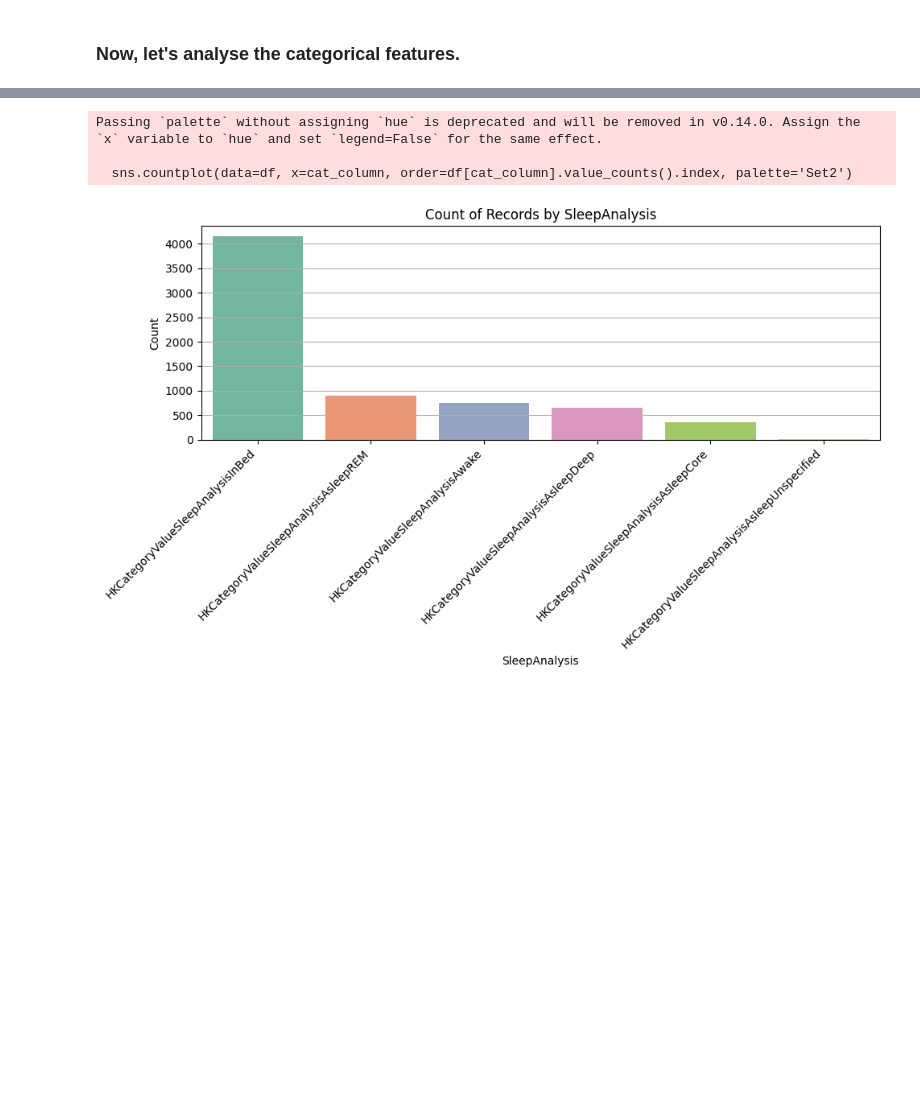
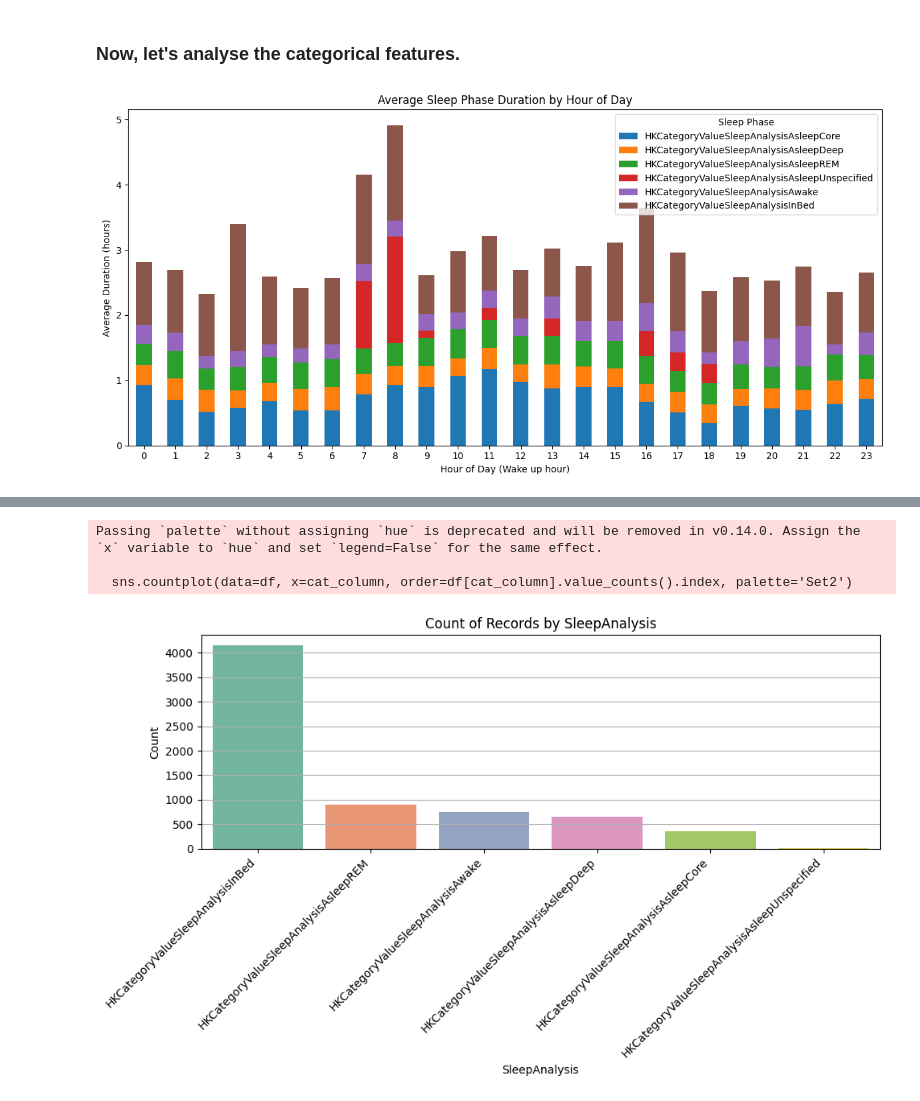
Before and after one commit to ERJLM/ML4QS, a Jupyter notebook: src/eda_manual.ipynb, the cells around one changed output, grey strips where cells are left out. Cells and saved outputs as stored; diff of their text form; code cells hidden in the pictures; blank space fills up the shorter version.

```diff
--- a/src/eda_manual.ipynb
+++ b/src/eda_manual.ipynb
@@ -149,3 +149,25 @@ def plot_categorical_feature(df, cat_column, value_column=None, agg='mean', top_
     plt.grid(axis='y')
     plt.tight_layout()
     plt.show()
+# %%
+# Extract hour from the time column
+df['hour'] = df['time'].dt.hour
+
+# Group by hour and phase, then compute the average duration
+avg_by_hour = (
+    df.groupby(['hour', 'SleepAnalysis'])['SleepPhaseDuration']
+    .mean()
+    .unstack(fill_value=0)
+)
+
+# Plot
+avg_by_hour.plot(kind='bar', stacked=True, figsize=(12, 6))
+plt.title('Average Sleep Phase Duration by Hour of Day')
+plt.xlabel('Hour of Day (Wake up hour)')
+plt.ylabel('Average Duration (hours)')
+plt.legend(title='Sleep Phase')
+plt.xticks(rotation=0)
+plt.tight_layout()
+plt.show()
+# %% [output]
+[figure, added]
```
Also changed, not shown: parts of 4 cells of this notebook, 3 other files.
